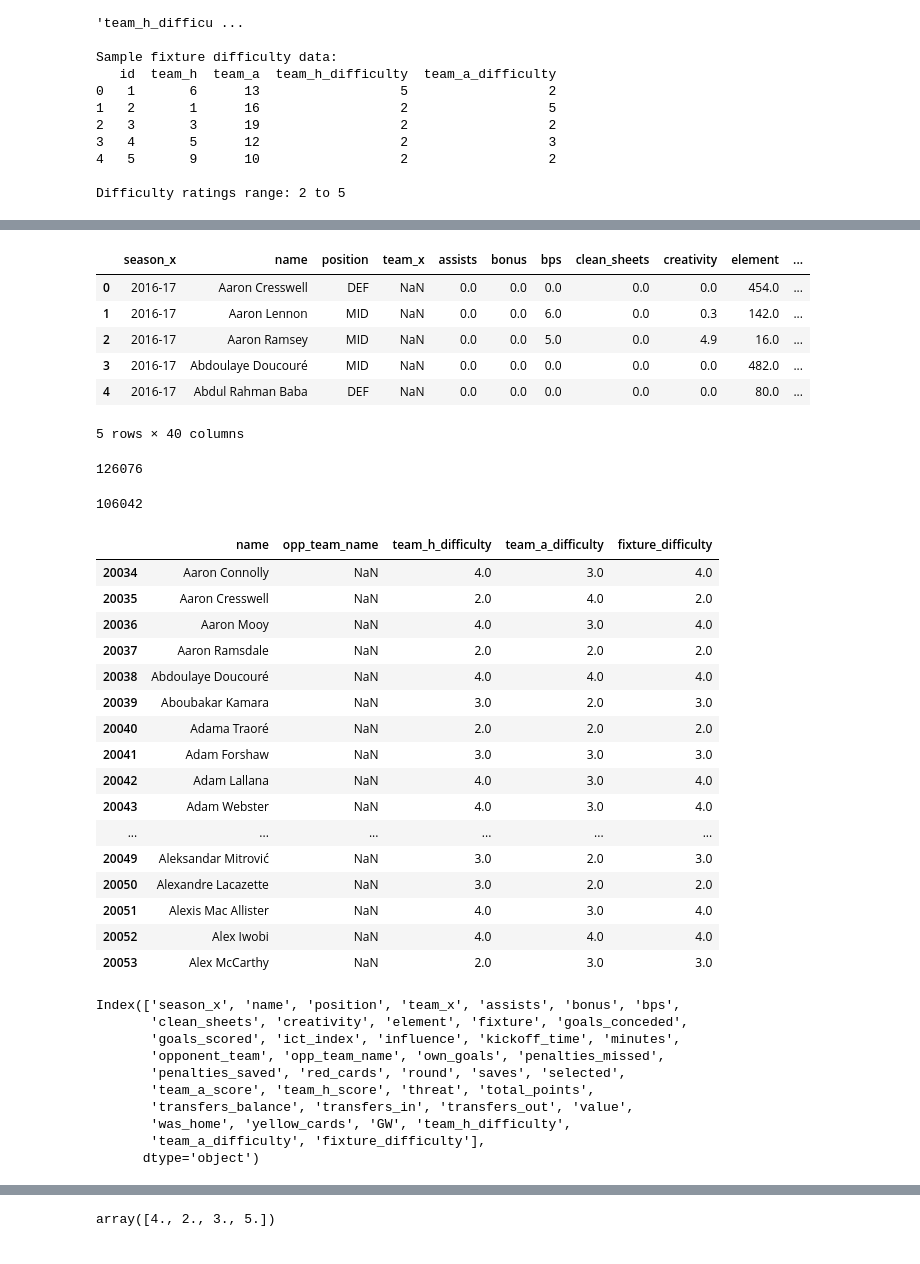
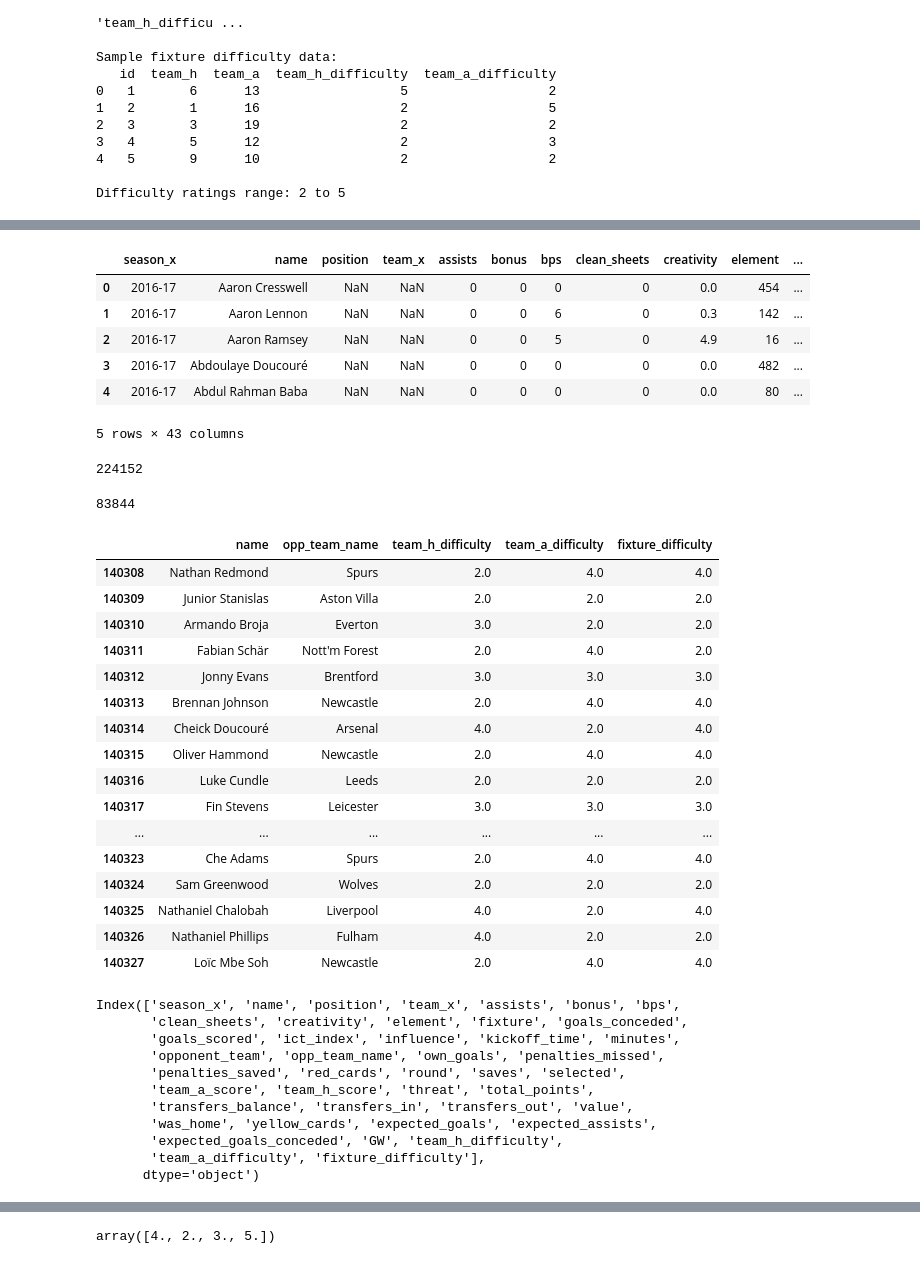
Before and after one commit to bragehs/FPL_forecast, a Jupyter notebook: backend/predictor/prepare_data.ipynb, the cells around one changed output, grey strips where cells are left out. Drawn from its saved outputs; the diff is of its cells as text; code cells hidden in the pictures.

```diff
--- a/backend/predictor/prepare_data.ipynb
+++ b/backend/predictor/prepare_data.ipynb
@@ -9,3 +10,3 @@ import torch.nn as nn
 # %%
 base_path = os.getcwd()
-base_path
+backend_root = os.path.dirname(base_path)
@@ -14,6 +13,6 @@ base_path
 # %%
-file_path = os.path.join(base_path, "data/cleaned_merged_seasons.csv")
-df = pd.read_csv("/Users/bragehs/Documents/FPL helper/Fantasy-Premier-League/data/cleaned_merged_seasons.csv")
+file_path = os.path.join(backend_root, "data/cleaned_merged_seasons.csv")
+df = pd.read_csv(file_path)
 # %%
 df.columns
 # %% [output]
@@ -103,7 +148,7 @@ def add_fixture_difficulty_to_dataframe(df):
     Add fixture difficulty ratings to the main dataframe by merging with fixture files
     from each season directory.
     """
-    base_path = "/Users/bragehs/Documents/FPL helper/Fantasy-Premier-League/data/"
+    base_path = backend_root + "/data/"
 
     # Get all seasons from the dataframe
     seasons = df['season_x'].unique()
@@ -206,40 +268,40 @@ Merge results:
 df_enhanced.head()
 # %% [output]
 |  | season_x | name | position | team_x | assists | bonus | bps | clean_sheets | creativity | element | ... |
-| 0 | 2016-17 | Aaron Cresswell | DEF | NaN | 0.0 | 0.0 | 0.0 | 0.0 | 0.0 | 454.0 | ... |
-| 1 | 2016-17 | Aaron Lennon | MID | NaN | 0.0 | 0.0 | 6.0 | 0.0 | 0.3 | 142.0 | ... |
-| 2 | 2016-17 | Aaron Ramsey | MID | NaN | 0.0 | 0.0 | 5.0 | 0.0 | 4.9 | 16.0 | ... |
-| 3 | 2016-17 | Abdoulaye Doucouré | MID | NaN | 0.0 | 0.0 | 0.0 | 0.0 | 0.0 | 482.0 | ... |
-| 4 | 2016-17 | Abdul Rahman Baba | DEF | NaN | 0.0 | 0.0 | 0.0 | 0.0 | 0.0 | 80.0 | ... |
+| 0 | 2016-17 | Aaron Cresswell | NaN | NaN | 0 | 0 | 0 | 0 | 0.0 | 454 | ... |
+| 1 | 2016-17 | Aaron Lennon | NaN | NaN | 0 | 0 | 6 | 0 | 0.3 | 142 | ... |
+| 2 | 2016-17 | Aaron Ramsey | NaN | NaN | 0 | 0 | 5 | 0 | 4.9 | 16 | ... |
+| 3 | 2016-17 | Abdoulaye Doucouré | NaN | NaN | 0 | 0 | 0 | 0 | 0.0 | 482 | ... |
+| 4 | 2016-17 | Abdul Rahman Baba | NaN | NaN | 0 | 0 | 0 | 0 | 0.0 | 80 | ... |
-5 rows × 40 columns
+5 rows × 43 columns
 # %%
 print(len(df_enhanced))
 # %% [output]
-126076
+224152
 # %%
-remove_season = df_enhanced[~df_enhanced['season_x'].isin(['2017-18', '2016-17'])].copy()
+remove_season = df_enhanced[df_enhanced['season_x'].isin(['2024-25', '2023-24', '2022-23'])].copy() #only seasons with xG
 print(len(remove_season))
 testing = remove_season[["name", "opp_team_name", "team_h_difficulty", "team_a_difficulty", "fixture_difficulty"]].head(20)
 testing
 # %% [output]
-106042
+83844
 |  | name | opp_team_name | team_h_difficulty | team_a_difficulty | fixture_difficulty |
-| 20034 | Aaron Connolly | NaN | 4.0 | 3.0 | 4.0 |
-| 20035 | Aaron Cresswell | NaN | 2.0 | 4.0 | 2.0 |
-| 20036 | Aaron Mooy | NaN | 4.0 | 3.0 | 4.0 |
-| 20037 | Aaron Ramsdale | NaN | 2.0 | 2.0 | 2.0 |
-| 20038 | Abdoulaye Doucouré | NaN | 4.0 | 4.0 | 4.0 |
-| 20039 | Aboubakar Kamara | NaN | 3.0 | 2.0 | 3.0 |
-| 20040 | Adama Traoré | NaN | 2.0 | 2.0 | 2.0 |
-| 20041 | Adam Forshaw | NaN | 3.0 | 3.0 | 3.0 |
-| 20042 | Adam Lallana | NaN | 4.0 | 3.0 | 4.0 |
-| 20043 | Adam Webster | NaN | 4.0 | 3.0 | 4.0 |
+| 140308 | Nathan Redmond | Spurs | 2.0 | 4.0 | 4.0 |
+| 140309 | Junior Stanislas | Aston Villa | 2.0 | 2.0 | 2.0 |
+| 140310 | Armando Broja | Everton | 3.0 | 2.0 | 2.0 |
+| 140311 | Fabian Schär | Nott'm Forest | 2.0 | 4.0 | 2.0 |
+| 140312 | Jonny Evans | Brentford | 3.0 | 3.0 | 3.0 |
+| 140313 | Brennan Johnson | Newcastle | 2.0 | 4.0 | 4.0 |
+| 140314 | Cheick Doucouré | Arsenal | 4.0 | 2.0 | 4.0 |
+| 140315 | Oliver Hammond | Newcastle | 2.0 | 4.0 | 4.0 |
+| 140316 | Luke Cundle | Leeds | 2.0 | 2.0 | 2.0 |
+| 140317 | Fin Stevens | Leicester | 3.0 | 3.0 | 3.0 |
 | ... | ... | ... | ... | ... | ... |
-| 20049 | Aleksandar Mitrović | NaN | 3.0 | 2.0 | 3.0 |
-| 20050 | Alexandre Lacazette | NaN | 3.0 | 2.0 | 2.0 |
-| 20051 | Alexis Mac Allister | NaN | 4.0 | 3.0 | 4.0 |
-| 20052 | Alex Iwobi | NaN | 4.0 | 4.0 | 4.0 |
-| 20053 | Alex McCarthy | NaN | 2.0 | 3.0 | 3.0 |
+| 140323 | Che Adams | Spurs | 2.0 | 4.0 | 4.0 |
+| 140324 | Sam Greenwood | Wolves | 2.0 | 2.0 | 2.0 |
+| 140325 | Nathaniel Chalobah | Liverpool | 4.0 | 2.0 | 4.0 |
+| 140326 | Nathaniel Phillips | Fulham | 4.0 | 2.0 | 2.0 |
+| 140327 | Loïc Mbe Soh | Newcastle | 2.0 | 4.0 | 4.0 |
 # %%
 remove_season.columns
 # %% [output]
@@ -250,7 +312,8 @@ Index(['season_x', 'name', 'position', 'team_x', 'assists', 'bonus', 'bps',
        'penalties_saved', 'red_cards', 'round', 'saves', 'selected',
        'team_a_score', 'team_h_score', 'threat', 'total_points',
        'transfers_balance', 'transfers_in', 'transfers_out', 'value',
-       'was_home', 'yellow_cards', 'GW', 'team_h_difficulty',
+       'was_home', 'yellow_cards', 'expected_goals', 'expected_assists',
+       'expected_goals_conceded', 'GW', 'team_h_difficulty',
        'team_a_difficulty', 'fixture_difficulty'],
       dtype='object')
 # %%
```
Also changed, not shown: parts of 44 cells of this notebook, 9 other files.
